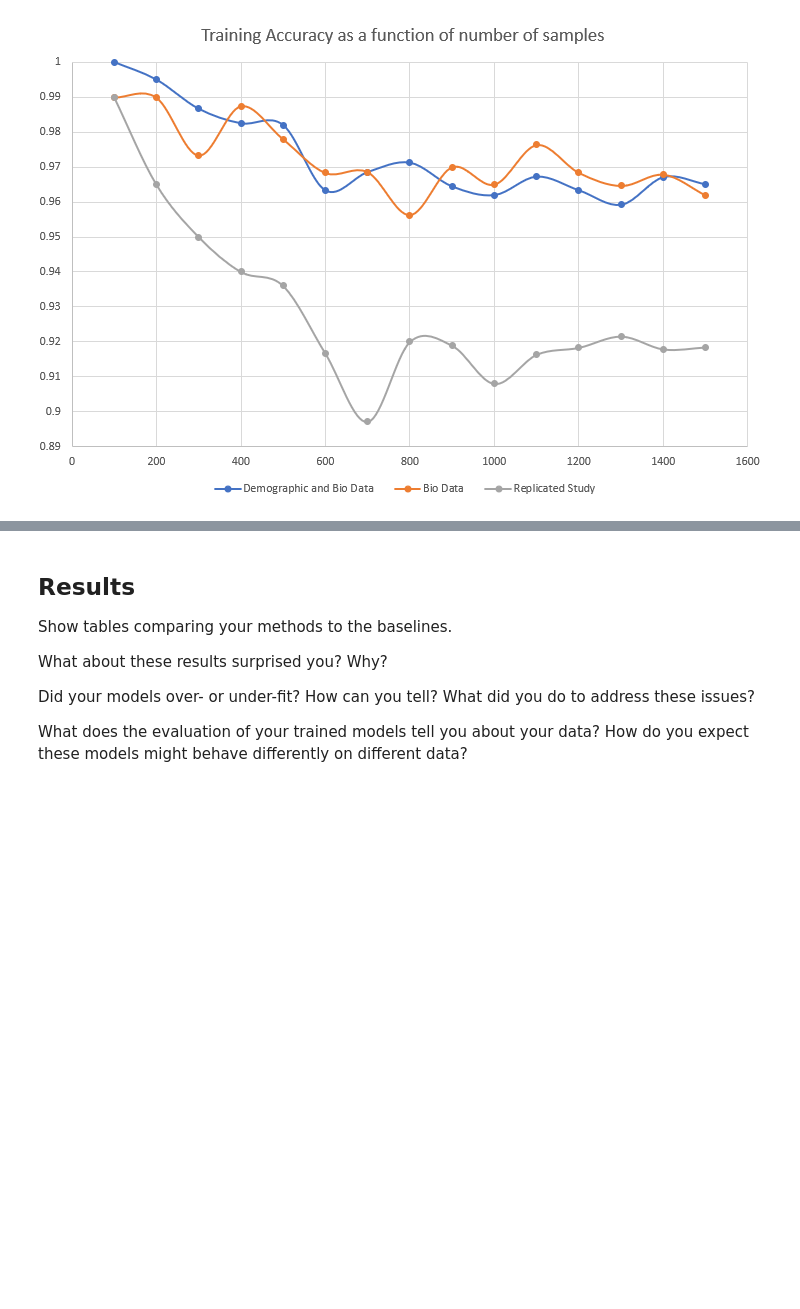
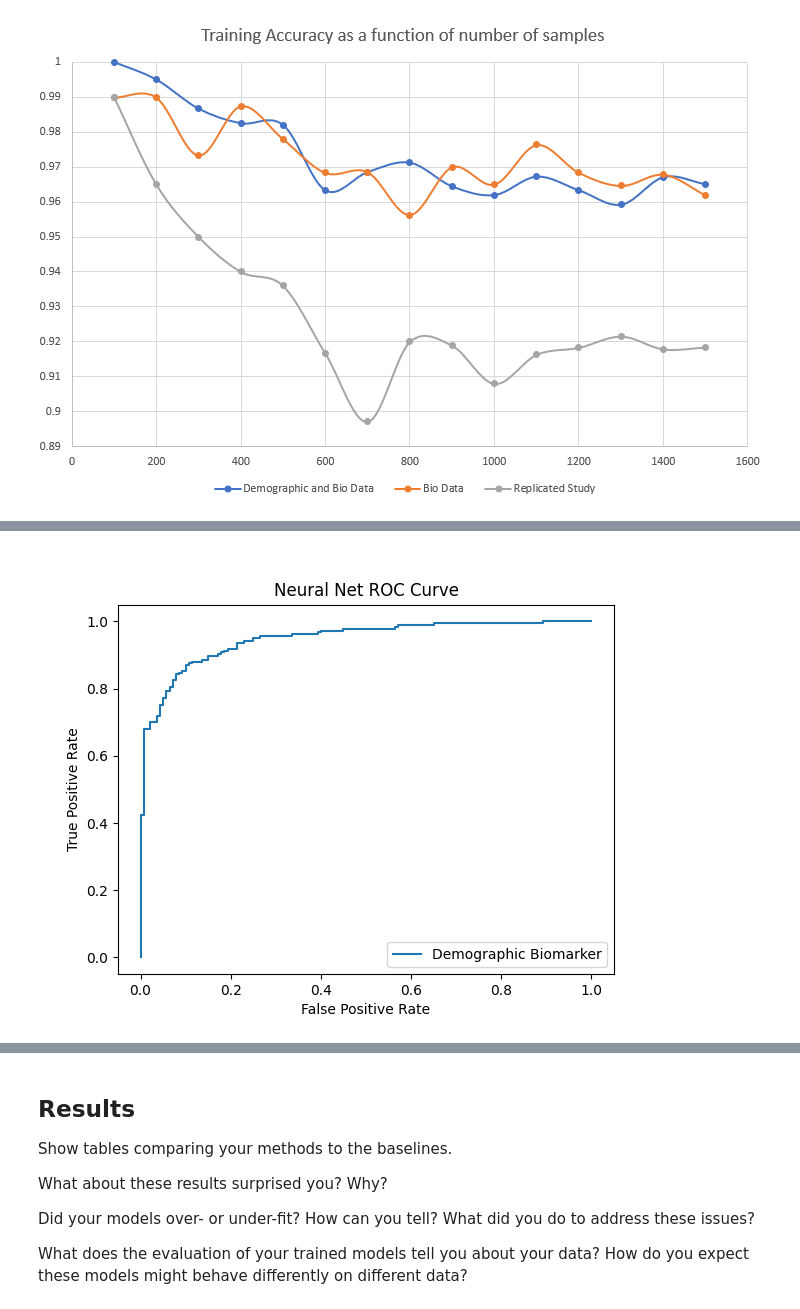
Before and after one commit to ChrisWilhelm/MachineLearningFinalProject, a Jupyter notebook: Final_Project_Submission_Template.ipynb, the cells around one changed output, grey strips where cells are left out. Cells and saved outputs as stored; diff of their text form; code cells hidden in the pictures; blank space fills up the shorter version.

```diff
--- a/Final_Project_Submission_Template.ipynb
+++ b/Final_Project_Submission_Template.ipynb
@@ -518,0 +539,8 @@ rf_acc
+# %%
+nn_roc_dev_replicated = Image.open('graphs/nn_roc_dev_Replicated.png')
+nn_roc_dev_biomarker = Image.open('graphs/nn_roc_dev_Biomarker.png')
+nn_roc_dev_demographic = Image.open('graphs/nn_roc_dev_Demographic Biomarker.png')
+
+nn_roc_dev_demographic
+# %% [output]
+[figure, added]
```
Also changed, not shown: parts of 11 cells of this notebook, 56 other files.
